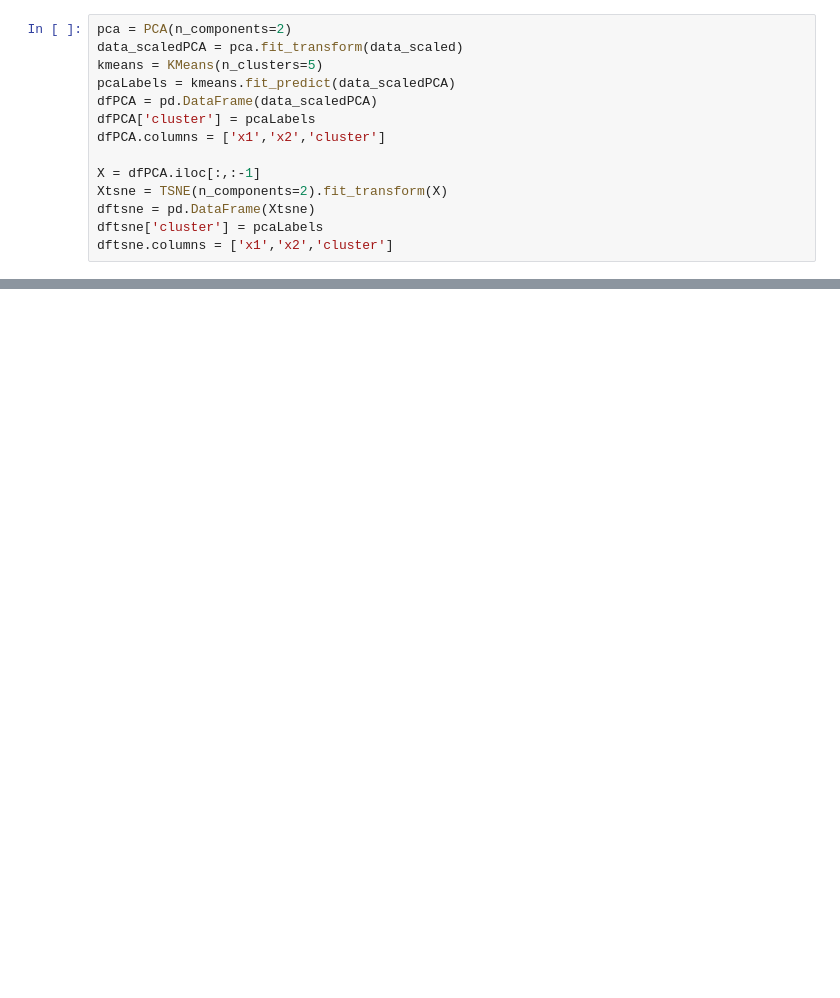
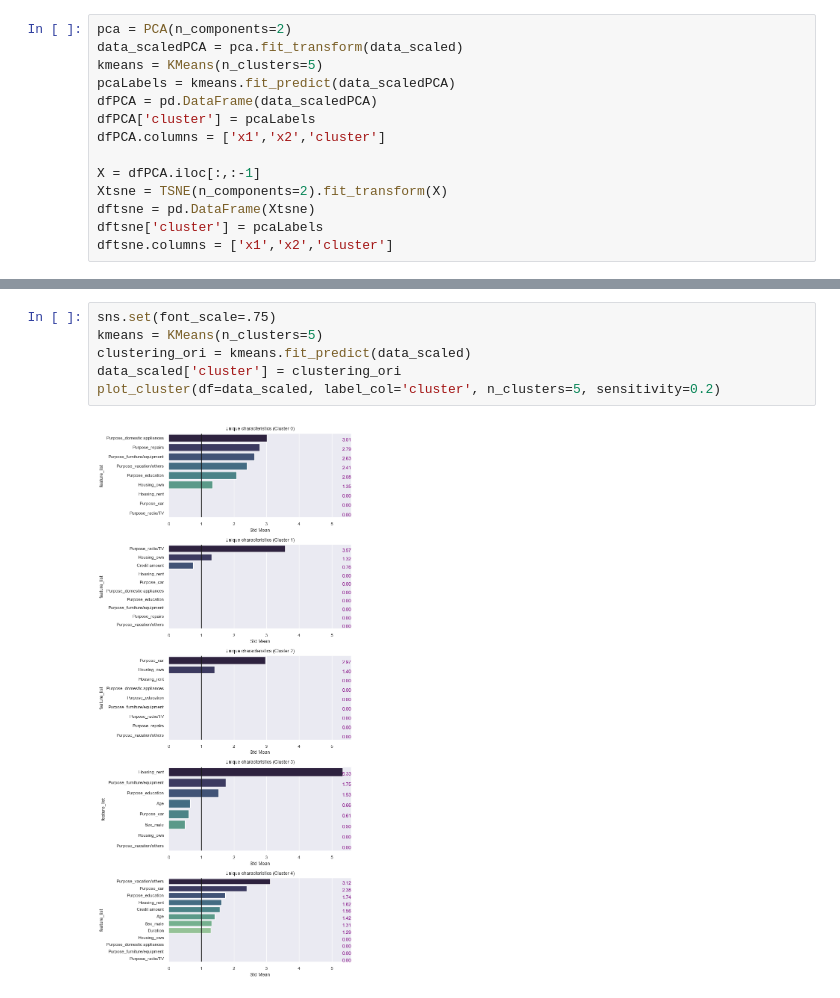
Before and after one commit to goshlive/experimental, a Jupyter notebook: HW8F00/test_dataset_german.ipynb, the cells around one changed output, grey strips where cells are left out. Cells and saved outputs as stored; diff of their text form; blank space fills up the shorter version.

```diff
--- a/HW8F00/test_dataset_german.ipynb
+++ b/HW8F00/test_dataset_german.ipynb
@@ -538,0 +601,8 @@ Text(0.5, 0.98, 'Comparing clustering result when visualized using TSNE2D vs. PC
+# %%
+sns.set(font_scale=.75)
+kmeans = KMeans(n_clusters=5)
+clustering_ori = kmeans.fit_predict(data_scaled)
+data_scaled['cluster'] = clustering_ori
+plot_cluster(df=data_scaled, label_col='cluster', n_clusters=5, sensitivity=0.2)
+# %% [output]
+[figure, added]
```
Also changed, not shown: parts of 3 cells of this notebook.
